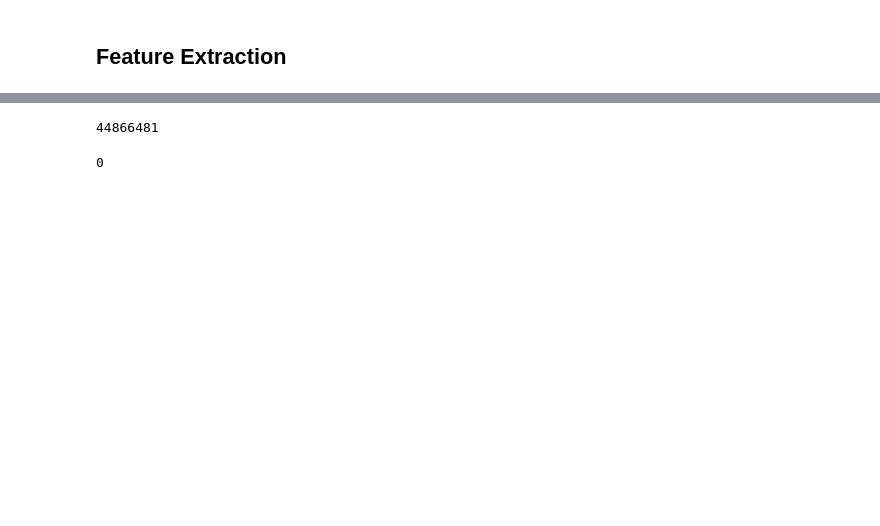
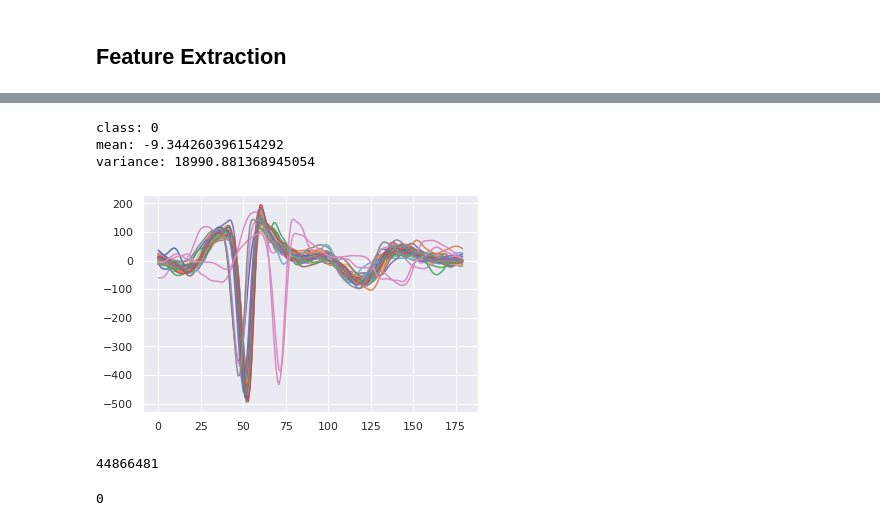
Before and after one commit to RoseYuan/ML, a Jupyter notebook: Task3/task3.ipynb, the cells around one changed output, grey strips where cells are left out. Saved outputs shown, nothing was run; the diff lists cells and outputs as text; code cells hidden in the pictures; blank space fills up the shorter version.

```diff
--- a/Task3/task3.ipynb
+++ b/Task3/task3.ipynb
@@ -140,3 +140,18 @@ plt.imshow(ecgs[0]['templates'], cmap='gray')
+# %%
+n1 = 2
+
+print('class:', y_raw[n1])
+print('mean:', np.mean(recordings[n1]))
+print('variance:', np.var(recordings[n1]))
+
+for i in ecgs[n1]['templates']:
+    plt.plot(i)
+plt.show()
+# %% [output]
+class: 0
+mean: -9.344260396154292
+variance: 18990.881368945054
+[figure, added]
 # %%
 filtered = np.ones((len(ecgs), 17813)) * np.nan
 for i in range(len(ecgs)):
```
Also changed, not shown: parts of 22 cells of this notebook.
